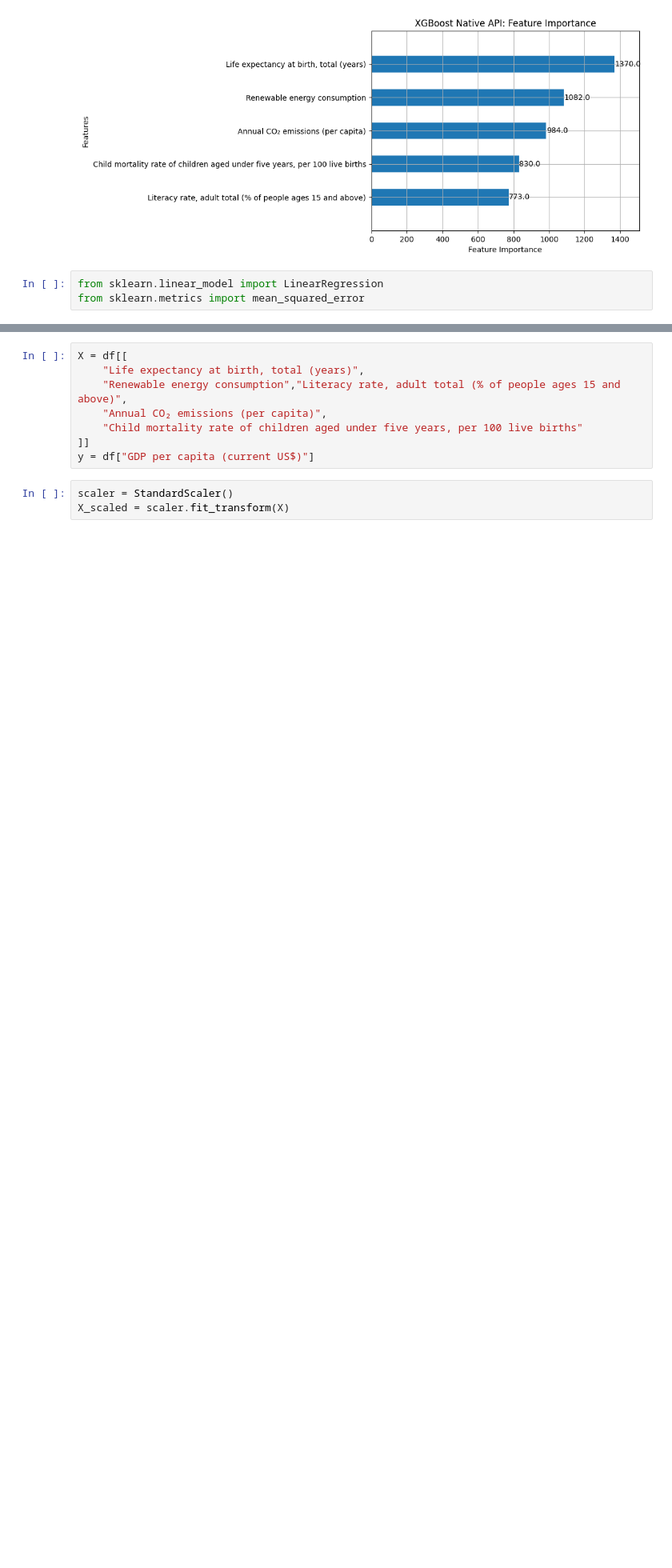
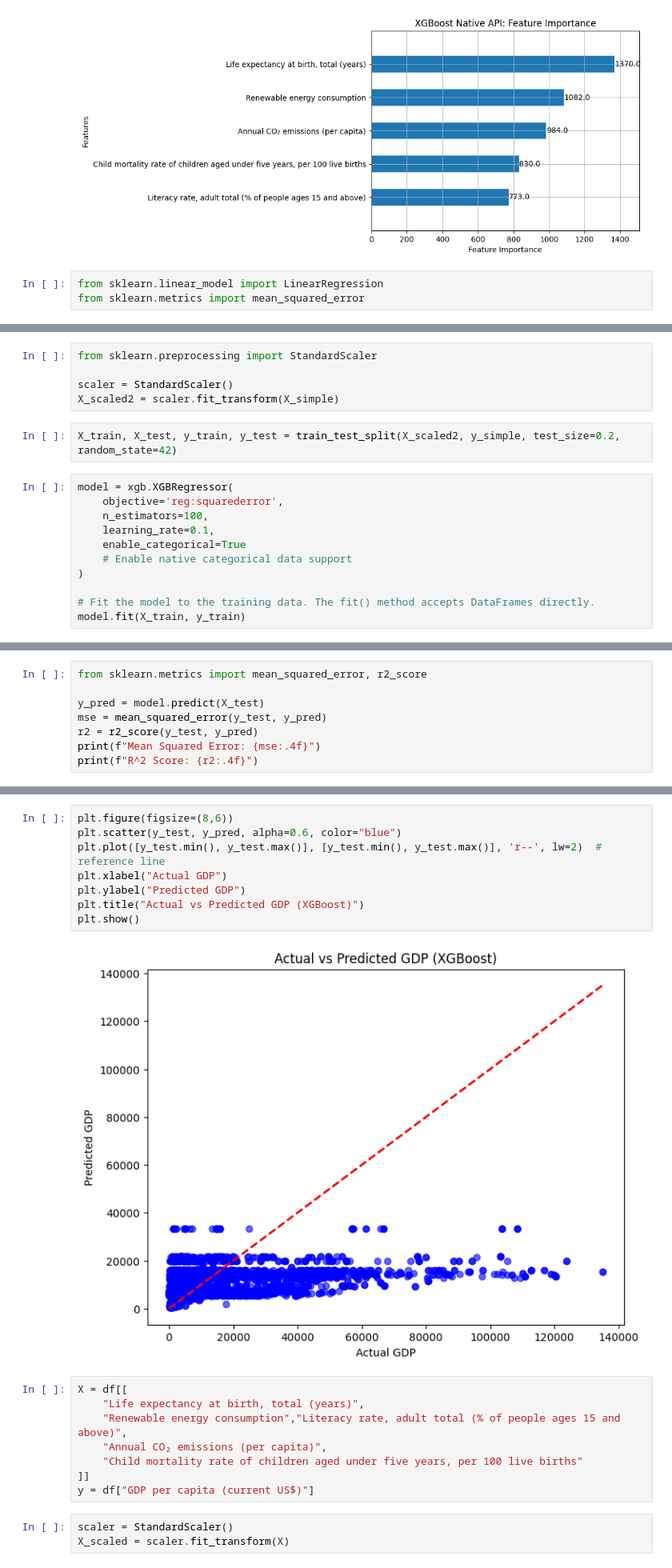
Before and after one commit to MirOsamaAli03/World-Trends-Analyzer, a Jupyter notebook: World_Analyzer_ml.ipynb, the cells around one changed output, grey strips where cells are left out. Shown at 80% size. Saved outputs shown, nothing was run; the diff lists cells and outputs as text; blank space fills up the shorter version.

Commit message:
xgboost edited

```diff
--- a/World_Analyzer_ml.ipynb
+++ b/World_Analyzer_ml.ipynb
@@ -167,0 +201,18 @@ plt.plot(X_test_s, y_pred_s, color = "g")
+# %%
+from sklearn.preprocessing import StandardScaler
+
+scaler = StandardScaler()
+X_scaled2 = scaler.fit_transform(X_simple)
+# %%
+X_train, X_test, y_train, y_test = train_test_split(X_scaled2, y_simple, test_size=0.2, random_state=42)
+# %%
+model = xgb.XGBRegressor(
+    objective='reg:squarederror',
+    n_estimators=100,
+    learning_rate=0.1,
+    enable_categorical=True
+    # Enable native categorical data support
+)
+
+# Fit the model to the training data. The fit() method accepts DataFrames directly.
+model.fit(X_train, y_train)
@@ -167,0 +231,8 @@ plt.plot(X_test_s, y_pred_s, color = "g")
+# %%
+from sklearn.metrics import mean_squared_error, r2_score
+
+y_pred = model.predict(X_test)
+mse = mean_squared_error(y_test, y_pred)
+r2 = r2_score(y_test, y_pred)
+print(f"Mean Squared Error: {mse:.4f}")
+print(f"R^2 Score: {r2:.4f}")
@@ -168,3 +242,13 @@ plt.plot(X_test_s, y_pred_s, color = "g")
+# %%
+plt.figure(figsize=(8,6))
+plt.scatter(y_test, y_pred, alpha=0.6, color="blue")
+plt.plot([y_test.min(), y_test.max()], [y_test.min(), y_test.max()], 'r--', lw=2)  # reference line
+plt.xlabel("Actual GDP")
+plt.ylabel("Predicted GDP")
+plt.title("Actual vs Predicted GDP (XGBoost)")
+plt.show()
+# %% [output]
+[figure, added]
 # %%
 X = df[[
     "Life expectancy at birth, total (years)",
```
Also changed, not shown: parts of 9 cells of this notebook.
